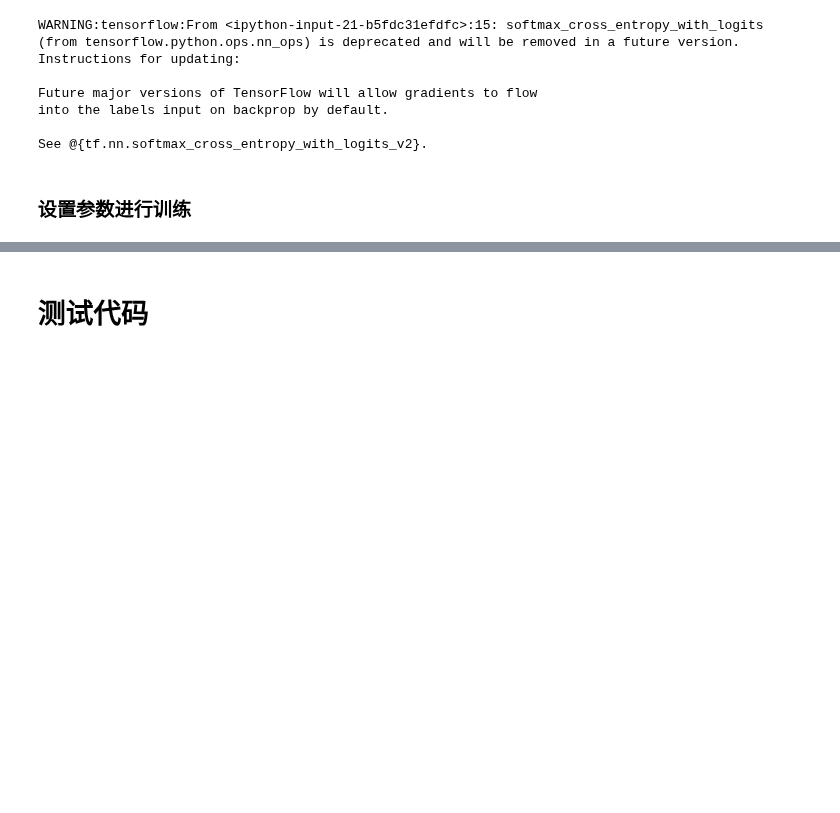
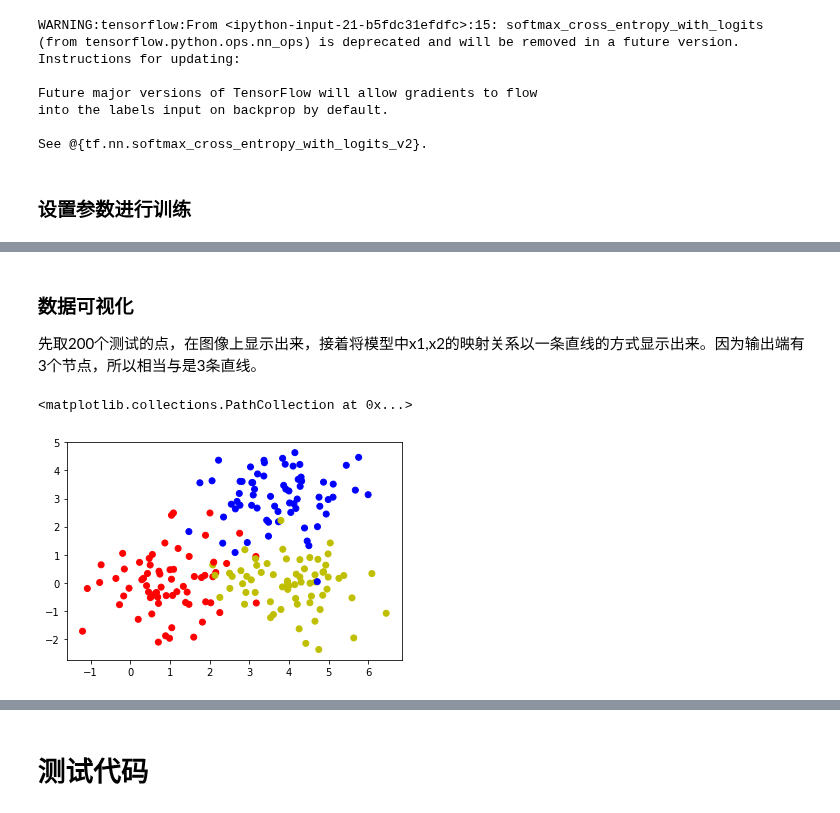
Before and after one commit to lllhhh/DeepLearningNotes, a Jupyter notebook: Tensorflow（原理、实践）/第十四节 多层神经网络.ipynb, the cells around one changed output, grey strips where cells are left out. Saved outputs shown, nothing was run; the diff lists cells and outputs as text; code cells hidden in the pictures; blank space fills up the shorter version.

```diff
--- a/Tensorflow（原理、实践）/第十四节 多层神经网络.ipynb
+++ b/Tensorflow（原理、实践）/第十四节 多层神经网络.ipynb
@@ -237,0 +310,11 @@ with tf.Session() as sess:
+# %% [markdown]
+### 数据可视化
+先取200个测试的点，在图像上显示出来，接着将模型中x1,x2的映射关系以一条直线的方式显示出来。因为输出端有3个节点，所以相当与是3条直线。
+# %%
+train_X,train_Y = generate(200,num_classes,[[3.0],[3.0,0]],False)
+aa = [np.argmax(i) for i in train_Y]
+colors = ['r' if i == 0 else 'b' if i == 1 else 'y' for i in aa[:]]
+plt.scatter(train_X[:,0],train_X[:,1],c=colors)
+# %% [output]
+<matplotlib.collections.PathCollection at 0x...>
+[figure, added]
```
Also changed, not shown: parts of 3 cells of this notebook, 3 other files.
